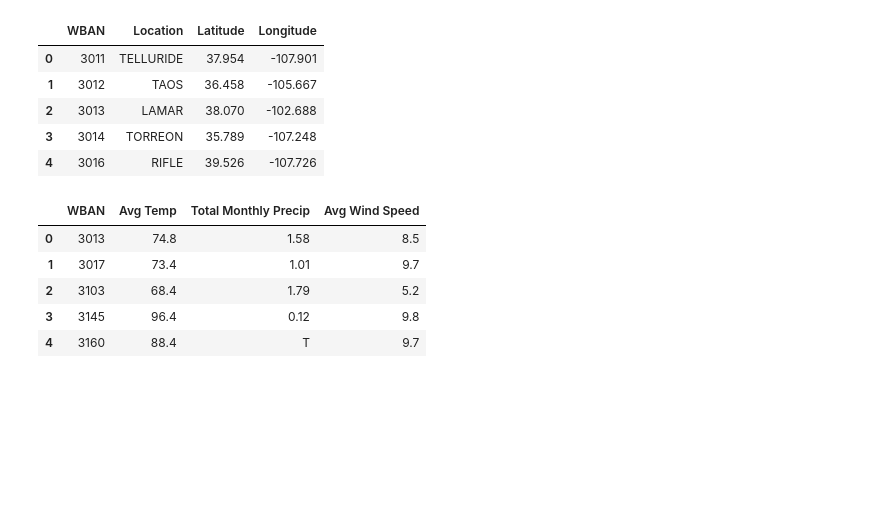
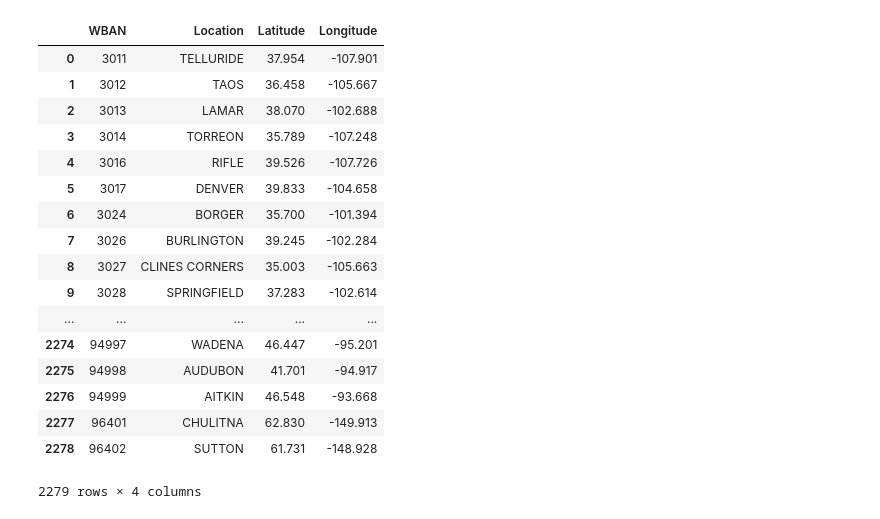
Before and after one commit to tydpan/EASE-Project, a Jupyter notebook: Arranged_Data/weather_data.ipynb, the cells around one changed output. Drawn from its saved outputs; the diff is of its cells as text; code cells hidden in the pictures; blank space fills up the shorter version.

Commit message:
commit for half way finishing dataframe

```diff
--- a/Arranged_Data/weather_data.ipynb
+++ b/Arranged_Data/weather_data.ipynb
@@ -5,26 +7,25 @@ import difflib
 # %%
 #station data
-weather_station = pd.read_csv("../Original_Data/Final_weather_data/station_list.txt",delimiter='|')
+weather_station = pd.read_csv("../Original_Data/Final_weather_data/Station list/station_list.txt",delimiter='|')
 weather_table = weather_station[['WBAN','Name','Latitude','Longitude']]
 weather_table.columns = ['WBAN','Location','Latitude','Longitude']
-weather_table.head()
+weather_table
 # %% [output]
 |  | WBAN | Location | Latitude | Longitude |
 | 0 | 3011 | TELLURIDE | 37.954 | -107.901 |
 | 1 | 3012 | TAOS | 36.458 | -105.667 |
 | 2 | 3013 | LAMAR | 38.070 | -102.688 |
 | 3 | 3014 | TORREON | 35.789 | -107.248 |
 | 4 | 3016 | RIFLE | 39.526 | -107.726 |
+| 5 | 3017 | DENVER | 39.833 | -104.658 |
+| 6 | 3024 | BORGER | 35.700 | -101.394 |
+| 7 | 3026 | BURLINGTON | 39.245 | -102.284 |
+| 8 | 3027 | CLINES CORNERS | 35.003 | -105.663 |
+| 9 | 3028 | SPRINGFIELD | 37.283 | -102.614 |
+| ... | ... | ... | ... | ... |
+| 2274 | 94997 | WADENA | 46.447 | -95.201 |
+| 2275 | 94998 | AUDUBON | 41.701 | -94.917 |
+| 2276 | 94999 | AITKIN | 46.548 | -93.668 |
+| 2277 | 96401 | CHULITNA | 62.830 | -149.913 |
+| 2278 | 96402 | SUTTON | 61.731 | -148.928 |
+2279 rows × 4 columns
-# %%
-#try out dataset from 199607
-dailyavg9607 = pd.read_csv("../Original_Data/Final_weather_data/199607dailyavg.txt",delimiter=',')
-weather_199607 = dailyavg9607.rename(columns = {'Wban Number':'WBAN'})
-weather_199607_mod = weather_199607.iloc[:,[0,6,26,-3]].head()
-weather_199607_mod
-# %% [output]
-|  | WBAN | Avg Temp | Total Monthly Precip | Avg Wind Speed |
-| 0 | 3013 | 74.8 | 1.58 | 8.5 |
-| 1 | 3017 | 73.4 | 1.01 | 9.7 |
-| 2 | 3103 | 68.4 | 1.79 | 5.2 |
-| 3 | 3145 | 96.4 | 0.12 | 9.8 |
-| 4 | 3160 | 88.4 | T | 9.7 |
```
Also changed, not shown: parts of 6 cells of this notebook.
